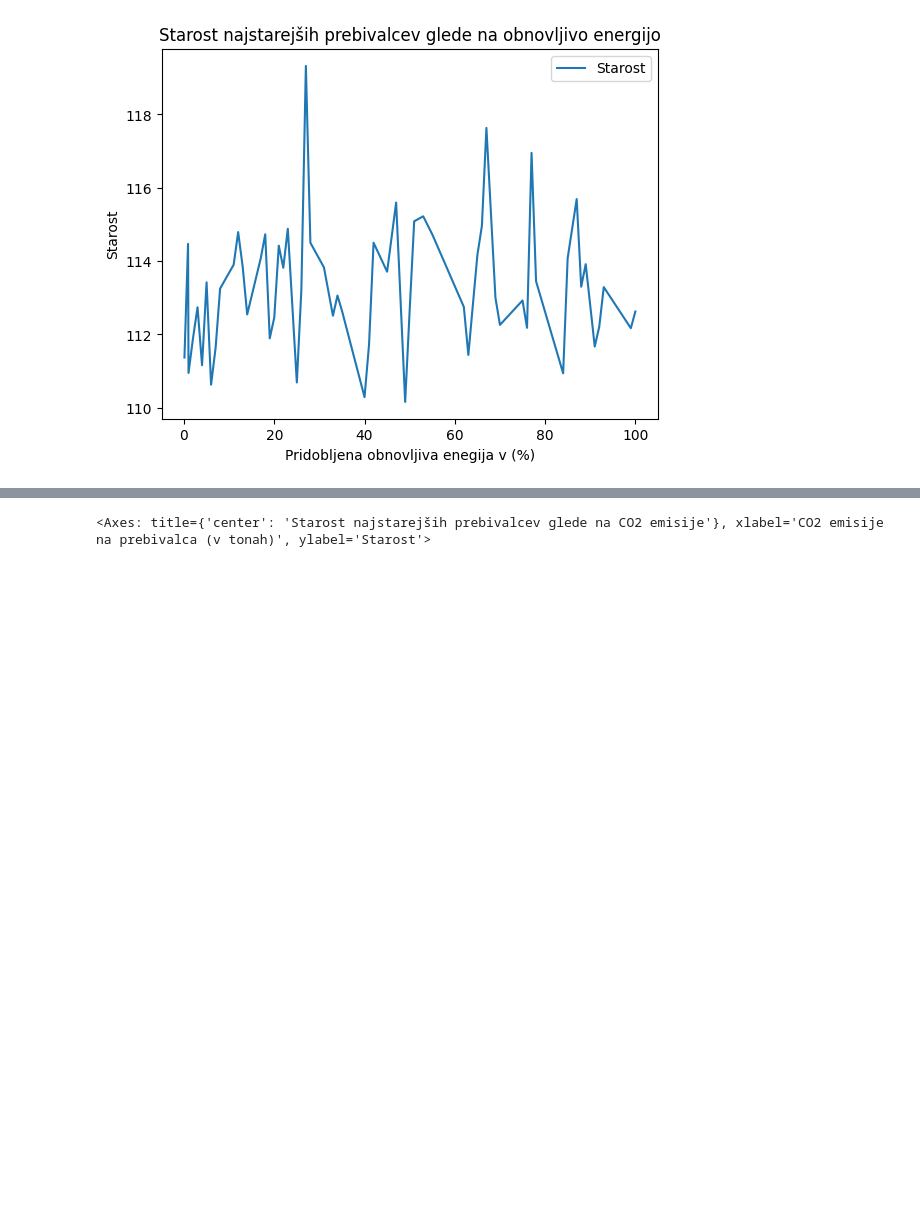
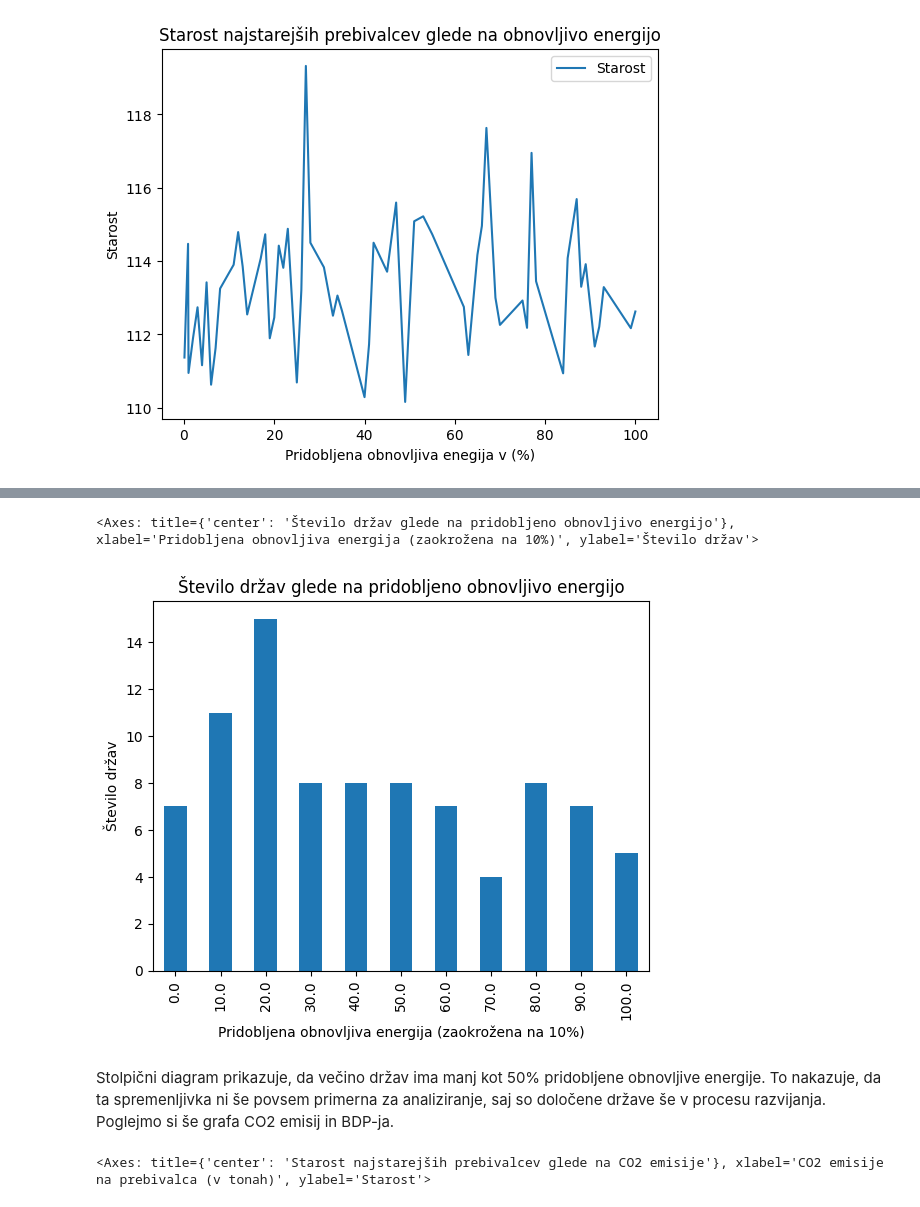
Before and after one commit to MAj-01/projektna_naloga_UVP, a Jupyter notebook: analiza_podatkov.ipynb, the cells around one changed output, grey strips where cells are left out. Drawn from its saved outputs; the diff is of its cells as text; code cells hidden in the pictures; blank space fills up the shorter version.

```diff
--- a/analiza_podatkov.ipynb
+++ b/analiza_podatkov.ipynb
@@ -208,0 +242,5 @@ Poglejmo si še grafa CO2 emisij in BDP-ja.
+# %%
+# tabela_ekonomije_obnovljiva_energija_urejena = tabela_ekonomije_obnovljiva_energija_urejena.reset_index(drop=True)
+tabela_ekonomije_obnovljiva_energija_urejena['Obnovljiva energija (zaokožena)'] = tabela_ekonomije_obnovljiva_energija_urejena['Odstotek pridobljene obnovljive energije'].round(-1)
+tabela_ekonomije_obnovljiva_energija_urejena = tabela_ekonomije_obnovljiva_energija_urejena[['Starost', 'Obnovljiva energija (zaokožena)']]
+tabela_ekonomije_obnovljiva_energija_urejena
@@ -209,3 +261,16 @@ Poglejmo si še grafa CO2 emisij in BDP-ja.
+# %%
+stevilo_obnovljiva_energija_zaokrozeno = tabela_ekonomije_obnovljiva_energija_urejena['Obnovljiva energija (zaokožena)'].value_counts().sort_index()
+stevilo_obnovljiva_energija_zaokrozeno.plot(
+    kind='bar',
+    xlabel = "Pridobljena obnovljiva energija (zaokrožena na 10%)",
+    ylabel = "Število držav",
+    title = "Število držav glede na pridobljeno obnovljivo energijo")
+# %% [output]
+<Axes: title={'center': 'Število držav glede na pridobljeno obnovljivo energijo'}, xlabel='Pridobljena obnovljiva energija (zaokrožena na 10%)', ylabel='Število držav'>
+[figure, added]
+# %% [markdown]
+Stolpični diagram prikazuje, da večino držav ima manj kot 50% pridobljene obnovljive energije. To nakazuje, da ta spremenljivka ni še povsem primerna za analiziranje, saj so določene države še v procesu razvijanja.
+Poglejmo si še grafa CO2 emisij in BDP-ja.
 # %%
 tabela_ekonomije_CO2_urejena = tabela_ekonomije.sort_values(by=['CO2 emisije na prebivalca (v tonah)'], ascending=True)
 tabela_ekonomije_CO2_urejena[['CO2 emisije na prebivalca (v tonah)', 'Starost']].groupby('CO2 emisije na prebivalca (v tonah)').mean().plot(
```
Also changed, not shown: parts of 18 cells of this notebook.
